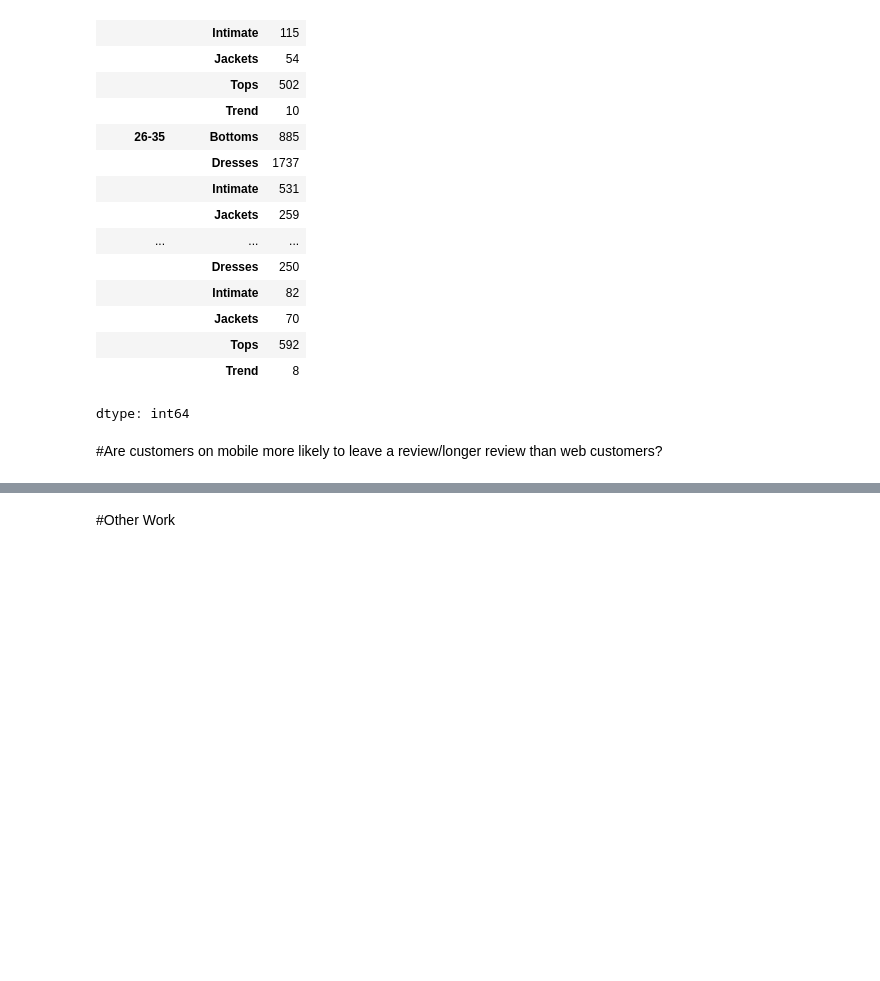
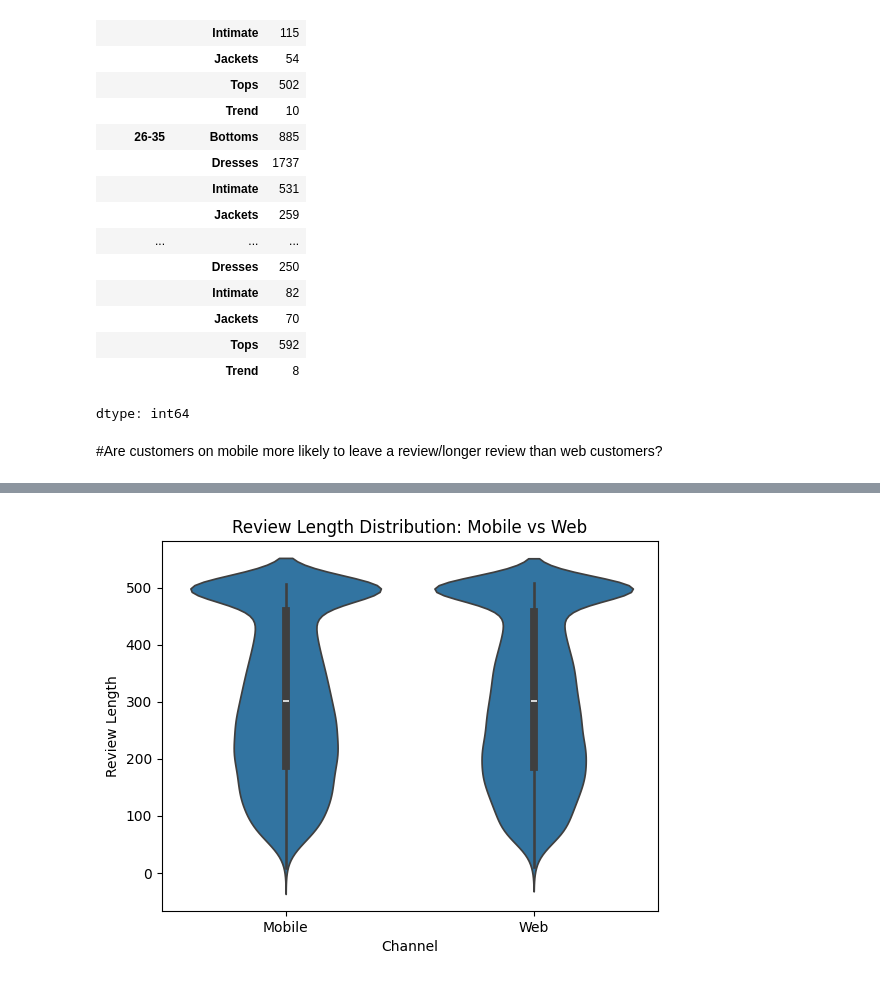
Before and after one commit to fuertesnatwit/Individual-Data-Science-Project, a Jupyter notebook: individualProject.ipynb, the cells around one changed output, grey strips where cells are left out. Saved outputs shown, nothing was run; the diff lists cells and outputs as text; code cells hidden in the pictures; blank space fills up the shorter version.

```diff
--- a/individualProject.ipynb
+++ b/individualProject.ipynb
@@ -116,2 +65,0 @@ plt.hist(web_users['Review Text'].str.len(), density= False)
-# %% [markdown]
-#Other Work
@@ -140,0 +66,20 @@ model.fit(X_poly,y)
+# %%
+df_clean = df.dropna(subset=['Review Text'])
+df_clean['Review Length'] = df_clean['Review Text'].str.len()
+df_clean['Review Length'] = pd.to_numeric(df_clean['Review Length'], errors='coerce')
+# %%
+plt.figure()
+
+sns.violinplot(
+    data=df_clean,
+    x='Channel',
+    y='Review Length'
+)
+
+plt.title('Review Length Distribution: Mobile vs Web')
+plt.xlabel('Channel')
+plt.ylabel('Review Length')
+plt.savefig("ReviewLengthDistribution.png")
+plt.show()
+# %% [output]
+[figure, added]
```
Also changed, not shown: parts of 11 cells of this notebook.
